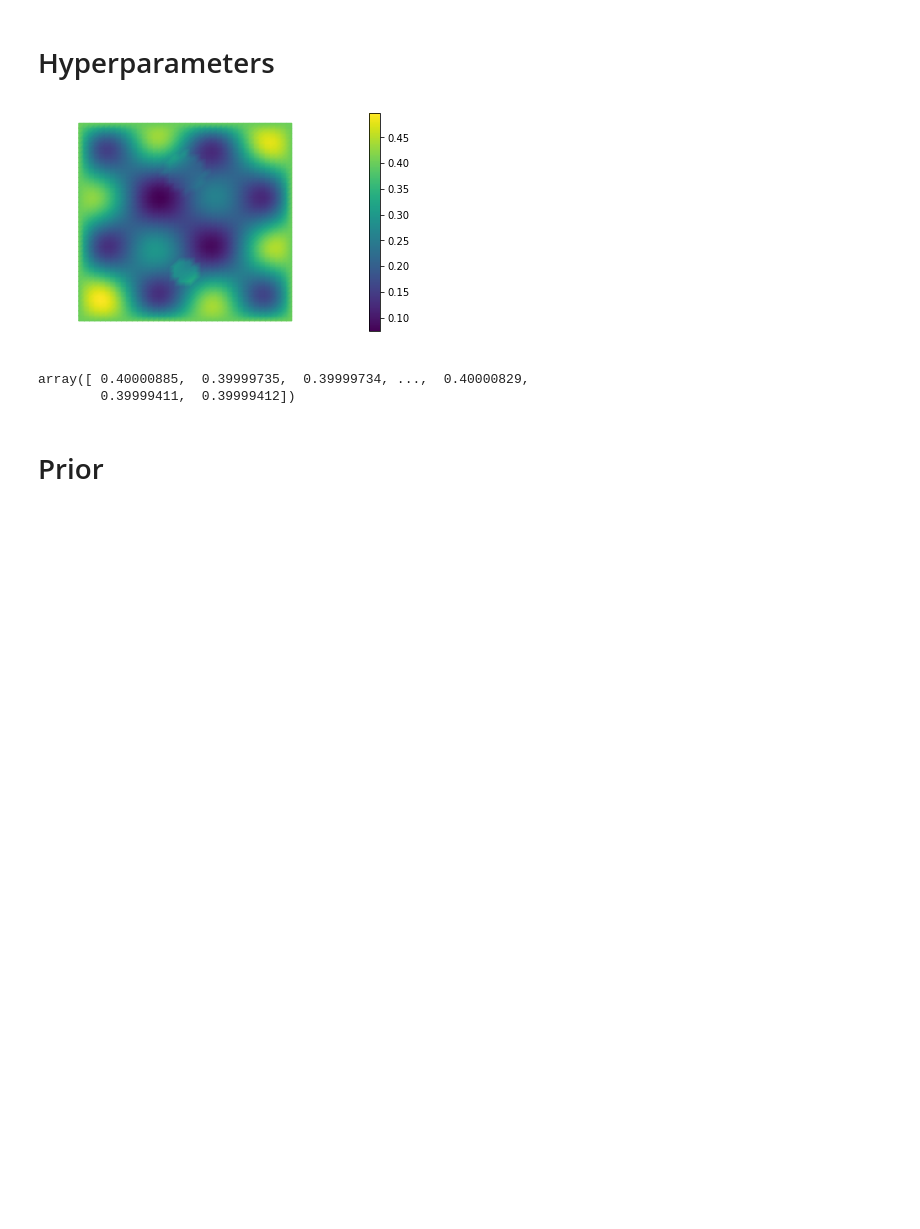
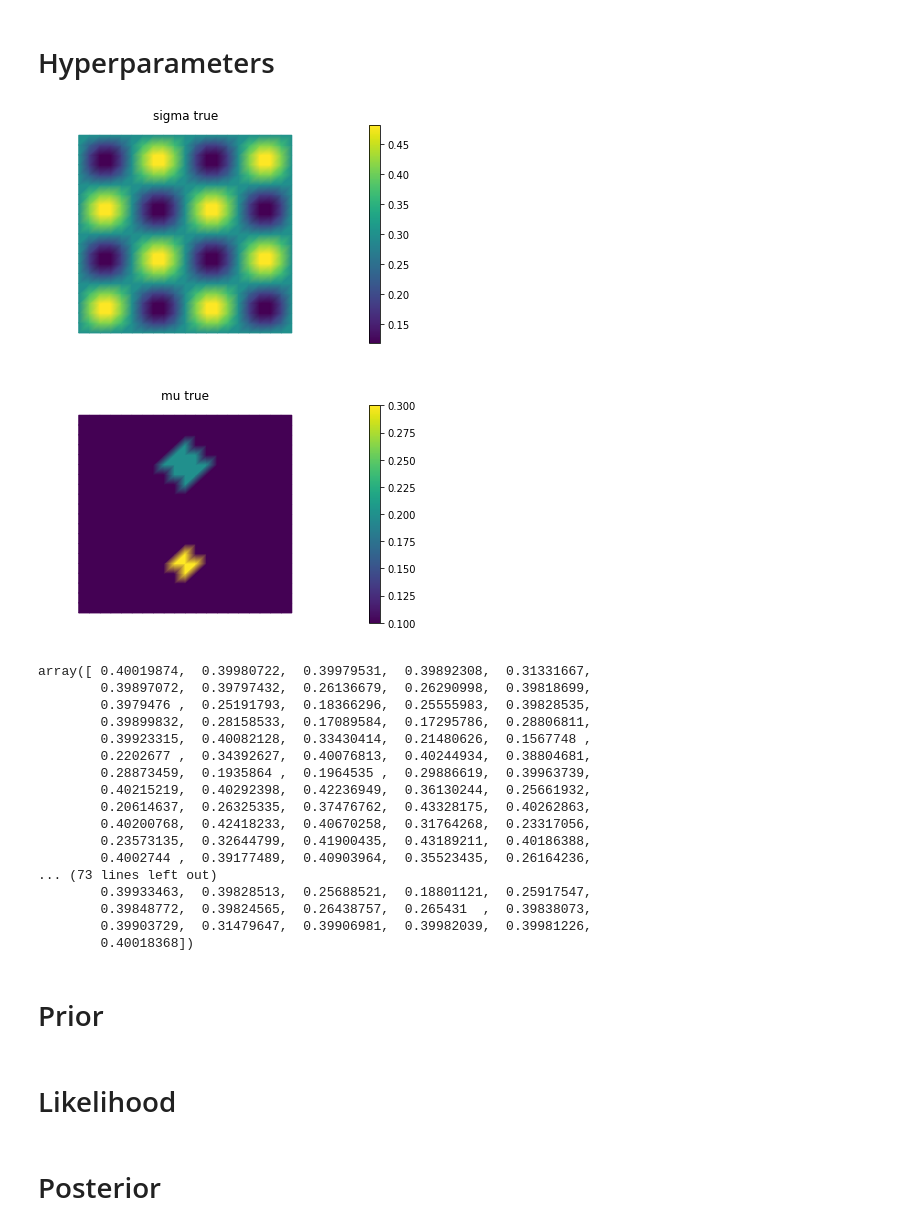
Before and after one commit to katrina-petroske/G2S3_PAT, a Jupyter notebook: Project_Optical.ipynb, the cells around one changed output. Drawn from its saved outputs; the diff is of its cells as text; code cells hidden in the pictures; blank space fills up the shorter version.

```diff
--- a/Project_Optical.ipynb
+++ b/Project_Optical.ipynb
@@ -26,21 +26,45 @@ from Optical_forward import Optical_forward
 # %% [markdown]
 # Hyperparameters
 # %%
-nx = ny = 40
+nx = ny = 20
 mesh = dl.UnitSquareMesh(nx, ny)
-V = dl.FunctionSpace(mesh, 'Lagrange', 2)
+V = dl.FunctionSpace(mesh, 'Lagrange', 1)
 
 sigma_true = dl.interpolate(dl.Expression('0.3 + 0.2 * sin(4 * pi * x[0]) * sin(4 * pi * x[1])', degree=5),V)
 mu_true = dl.interpolate(dl.Expression('0.1 + 0.1*(pow(pow(x[0] - 0.5,2) + pow(x[1] - 0.75,2),0.5) < 0.1) + 0.2*(pow(pow(x[0] - 0.5,2) + pow(x[1] - 0.25,2),0.5) < 0.07)', degree=5),V)
 gamma = dl.interpolate(dl.Expression('0.03 + 0.01 * sin(2 * pi * x[1])', degree=3), V)
 Gamma = dl.Constant("1.0")
 fwdSolver = Optical_forward(V, gamma, Gamma)
 H = dl.Function(V)
+nb.plot(sigma_true)
+plt.title("sigma true")
+plt.show()
+
+nb.plot(mu_true)
+plt.title("mu true")
+plt.show()
+
 H.vector().set_local(fwdSolver.Evaluate([sigma_true.vector().get_local(), mu_true.vector().get_local()])[0])
 # %% [output]
-[figure, old version]
+[figure, new version]
+[figure, added]
-array([ 0.40000885,  0.39999735,  0.39999734, ...,  0.40000829,
-        0.39999411,  0.39999412])
+array([ 0.40019874,  0.39980722,  0.39979531,  0.39892308,  0.31331667,
+        0.39897072,  0.39797432,  0.26136679,  0.26290998,  0.39818699,
+        0.3979476 ,  0.25191793,  0.18366296,  0.25555983,  0.39828535,
+        0.39899832,  0.28158533,  0.17089584,  0.17295786,  0.28806811,
+        0.39923315,  0.40082128,  0.33430414,  0.21480626,  0.1567748 ,
+        0.2202677 ,  0.34392627,  0.40076813,  0.40244934,  0.38804681,
+        0.28873459,  0.1935864 ,  0.1964535 ,  0.29886619,  0.39963739,
+        0.40215219,  0.40292398,  0.42236949,  0.36130244,  0.25661932,
+        0.20614637,  0.26325335,  0.37476762,  0.43328175,  0.40262863,
+        0.40200768,  0.42418233,  0.40670258,  0.31764268,  0.23317056,
+        0.23573135,  0.32644799,  0.41900435,  0.43189211,  0.40186388,
+        0.4002744 ,  0.39177489,  0.40903964,  0.35523435,  0.26164236,
+... (73 lines left out)
+        0.39933463,  0.39828513,  0.25688521,  0.18801121,  0.25917547,
+        0.39848772,  0.39824565,  0.26438757,  0.265431  ,  0.39838073,
+        0.39903729,  0.31479647,  0.39906981,  0.39982039,  0.39981226,
+        0.40018368])
 # %% [markdown]
 # Prior
 # %%
@@ -58,0 +86,2 @@ logPrior = ma.GaussianProcess(mean, kern).Discretize(mesh.coordinates().T).AsDen
+# %% [markdown]
+# Likelihood
@@ -58,0 +92,2 @@ logPrior = ma.GaussianProcess(mean, kern).Discretize(mesh.coordinates().T).AsDen
+# %% [markdown]
+# Posterior
```
Also changed, not shown: parts of 12 cells of this notebook, 1 other file.
